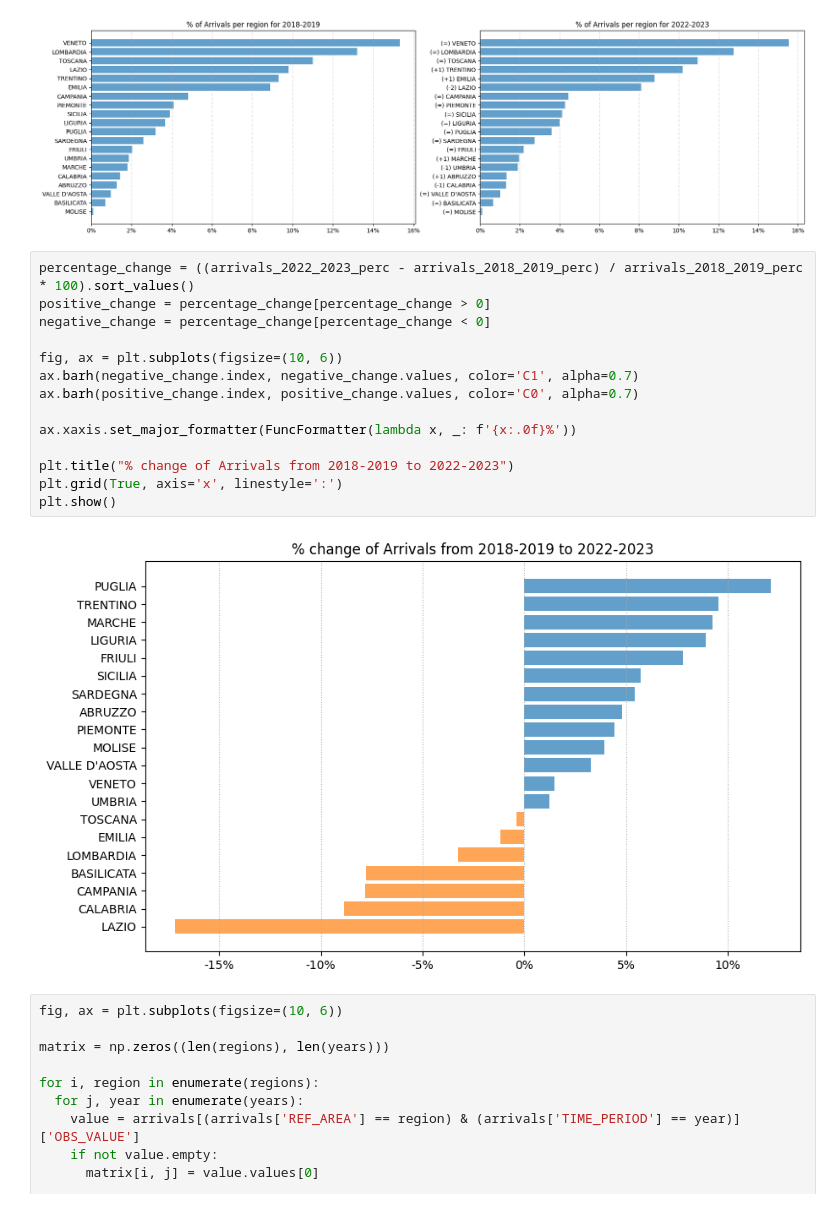
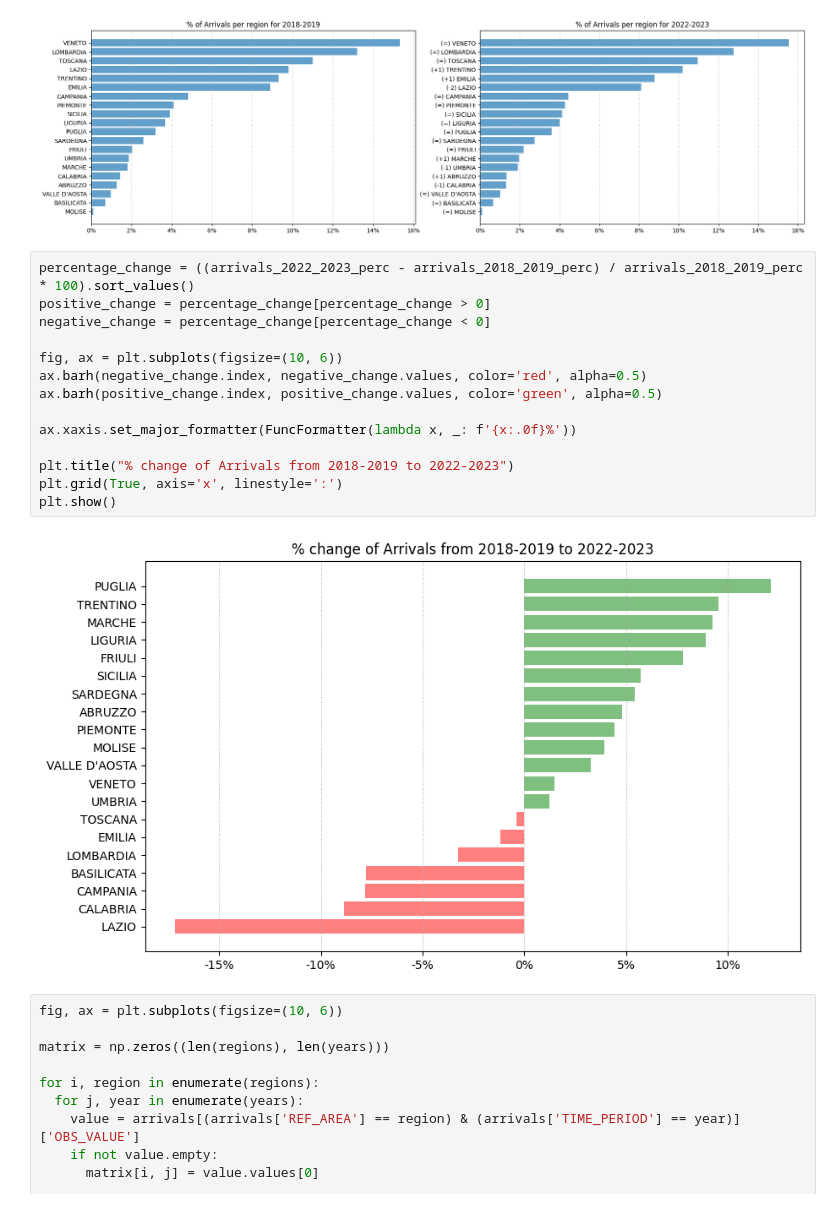
Before and after one commit to T0ls/data-Visualization, a Jupyter notebook: code/regions.ipynb, the cells around one changed output. Saved outputs shown, nothing was run; the diff lists cells and outputs as text.

Commit message:
feat: arrivals section graphs

```diff
--- a/code/regions.ipynb
+++ b/code/regions.ipynb
@@ -150,19 +150,19 @@ plt.show()
 # %%
 percentage_change = ((arrivals_2022_2023_perc - arrivals_2018_2019_perc) / arrivals_2018_2019_perc * 100).sort_values()
 positive_change = percentage_change[percentage_change > 0]
 negative_change = percentage_change[percentage_change < 0]
 
 fig, ax = plt.subplots(figsize=(10, 6))
-ax.barh(negative_change.index, negative_change.values, color='C1', alpha=0.7)
-ax.barh(positive_change.index, positive_change.values, color='C0', alpha=0.7)
+ax.barh(negative_change.index, negative_change.values, color='red', alpha=0.5)
+ax.barh(positive_change.index, positive_change.values, color='green', alpha=0.5)
 
 ax.xaxis.set_major_formatter(FuncFormatter(lambda x, _: f'{x:.0f}%'))
 
 plt.title("% change of Arrivals from 2018-2019 to 2022-2023")
 plt.grid(True, axis='x', linestyle=':')
 plt.show()
 # %% [output]
-[figure, old version]
+[figure, new version]
 # %%
 fig, ax = plt.subplots(figsize=(10, 6))
 
```
Also changed, not shown: 1 other file.
